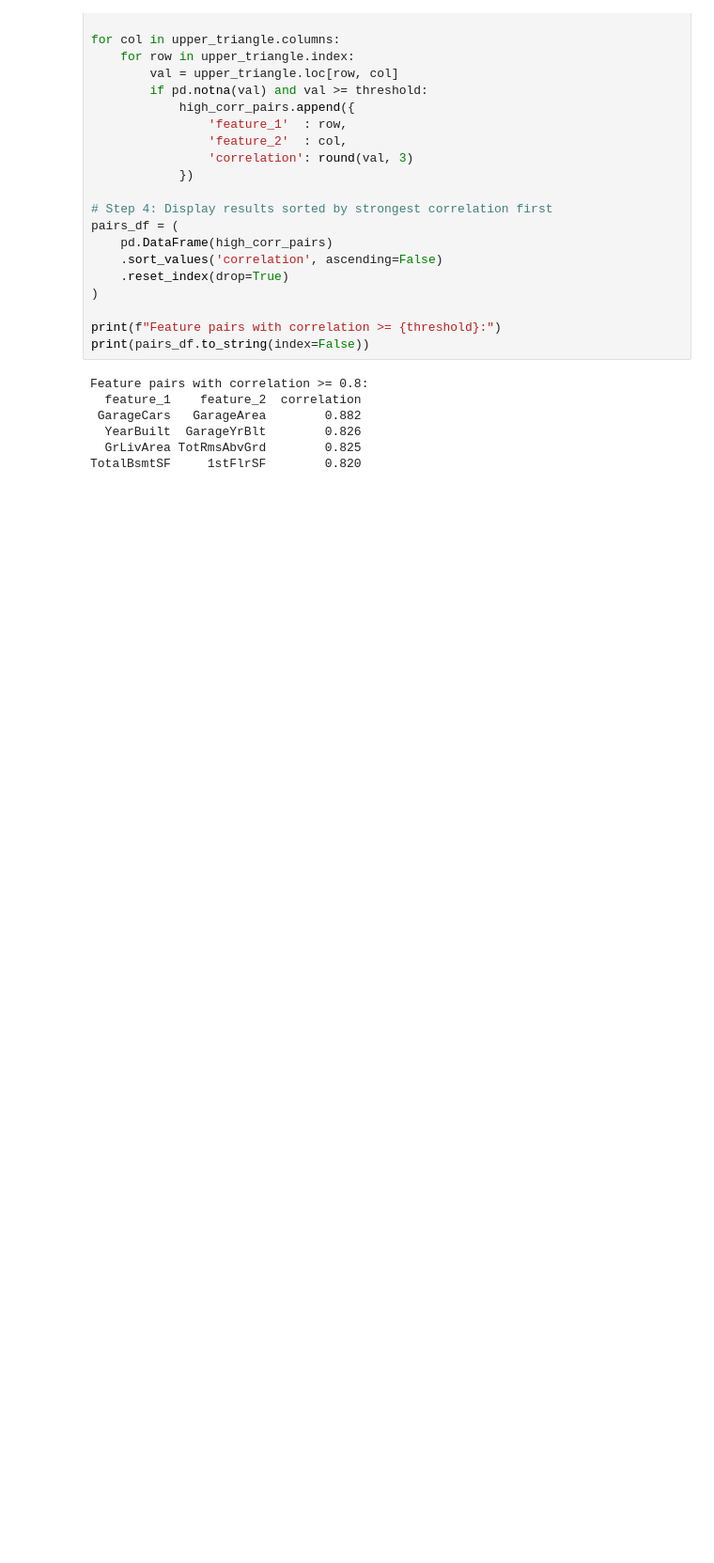
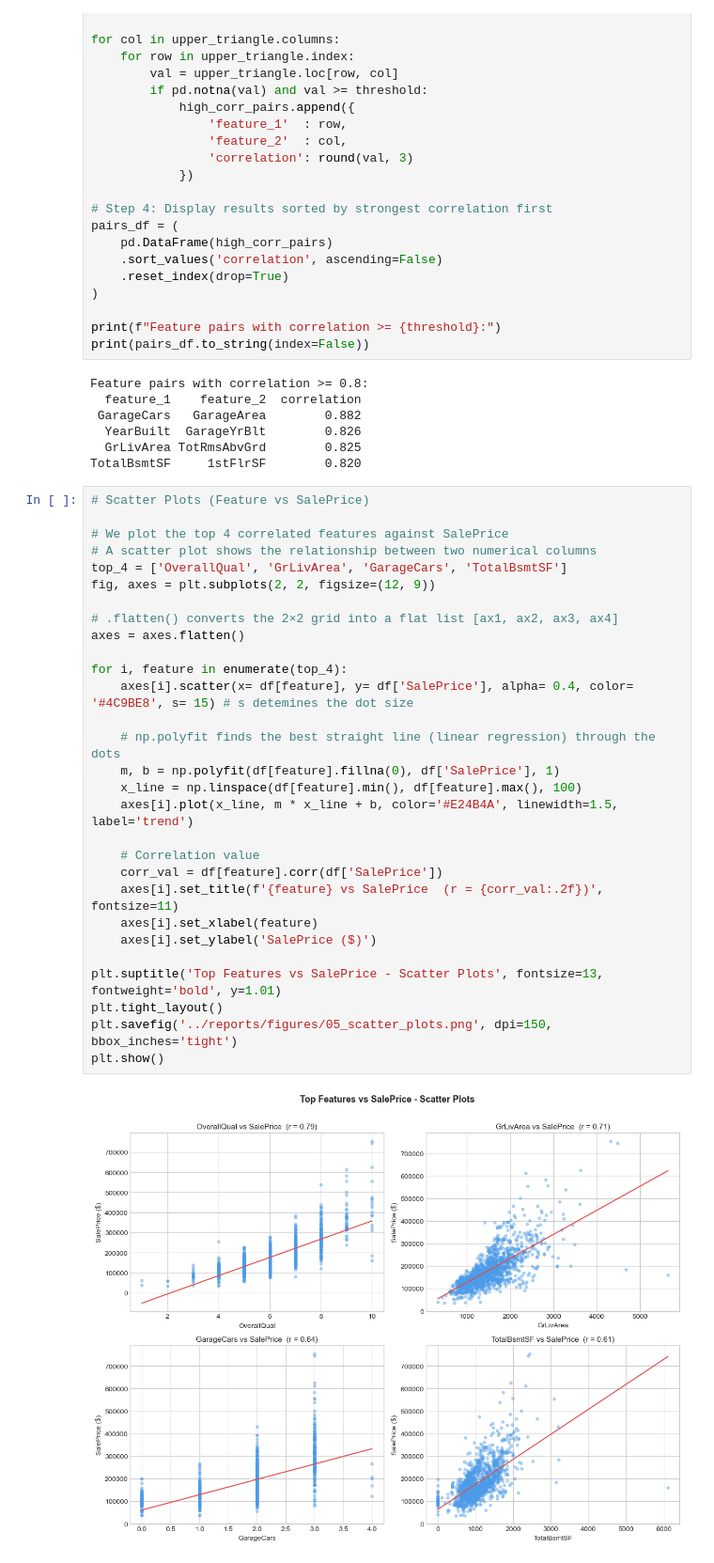
Before and after one commit to proshanta-pal/Core-Machine-Learning-, a Jupyter notebook: EDA/notebooks/01_eda.ipynb, the cells around one changed output. Shown at 94% size. Cells and saved outputs as stored; diff of their text form; blank space fills up the shorter version.

```diff
--- a/EDA/notebooks/01_eda.ipynb
+++ b/EDA/notebooks/01_eda.ipynb
@@ -421,3 +421,34 @@ Feature pairs with correlation >= 0.8:
   YearBuilt  GarageYrBlt        0.826
   GrLivArea TotRmsAbvGrd        0.825
 TotalBsmtSF     1stFlrSF        0.820
+# %%
+# Scatter Plots (Feature vs SalePrice)
+
+# We plot the top 4 correlated features against SalePrice
+# A scatter plot shows the relationship between two numerical columns
+top_4 = ['OverallQual', 'GrLivArea', 'GarageCars', 'TotalBsmtSF']
+fig, axes = plt.subplots(2, 2, figsize=(12, 9))
+
+# .flatten() converts the 2×2 grid into a flat list [ax1, ax2, ax3, ax4]
+axes = axes.flatten()
+
+for i, feature in enumerate(top_4):
+    axes[i].scatter(x= df[feature], y= df['SalePrice'], alpha= 0.4, color= '#4C9BE8', s= 15) # s detemines the dot size
+
+    # np.polyfit finds the best straight line (linear regression) through the dots
+    m, b = np.polyfit(df[feature].fillna(0), df['SalePrice'], 1)
+    x_line = np.linspace(df[feature].min(), df[feature].max(), 100)
+    axes[i].plot(x_line, m * x_line + b, color='#E24B4A', linewidth=1.5, label='trend')
+
+    # Correlation value
+    corr_val = df[feature].corr(df['SalePrice'])
+    axes[i].set_title(f'{feature} vs SalePrice  (r = {corr_val:.2f})', fontsize=11)
+    axes[i].set_xlabel(feature)
+    axes[i].set_ylabel('SalePrice ($)')
+
+plt.suptitle('Top Features vs SalePrice - Scatter Plots', fontsize=13, fontweight='bold', y=1.01)
+plt.tight_layout()
+plt.savefig('../reports/figures/05_scatter_plots.png', dpi=150, bbox_inches='tight')
+plt.show()
+# %% [output]
+[figure, added]
```
Also changed, not shown: parts of 4 cells of this notebook, 6 other files.
